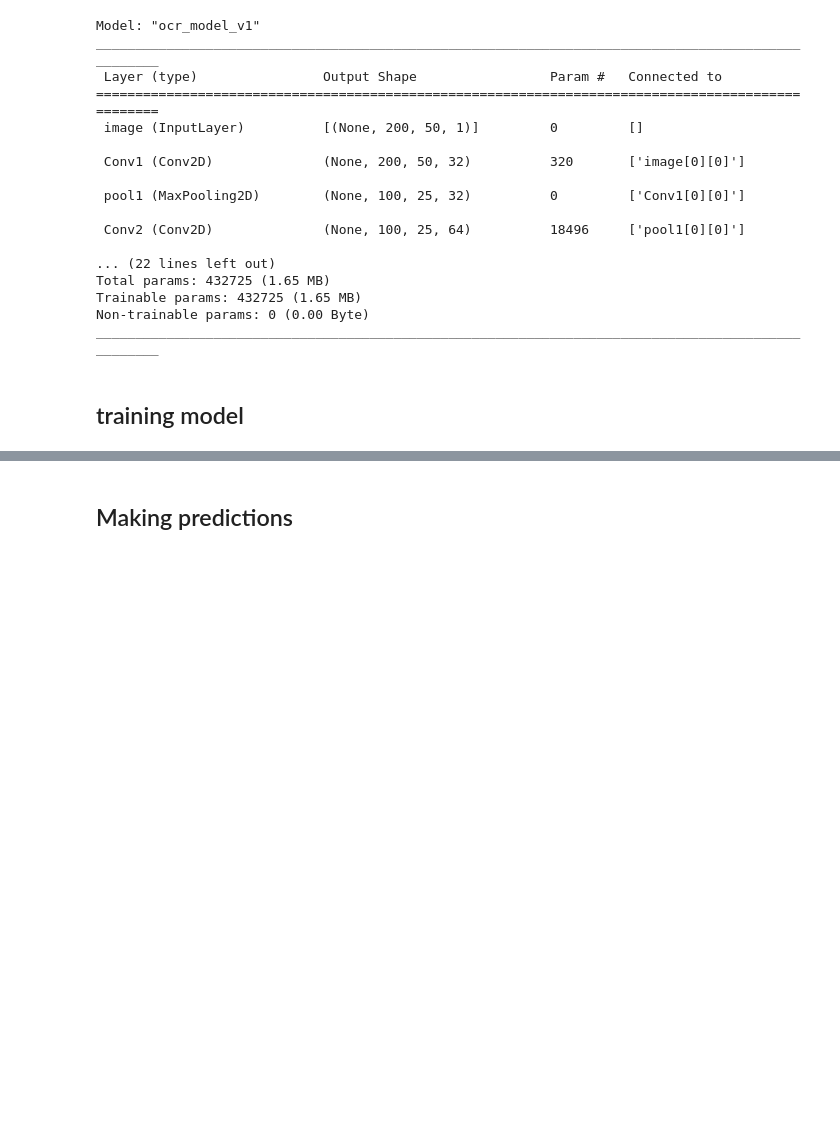
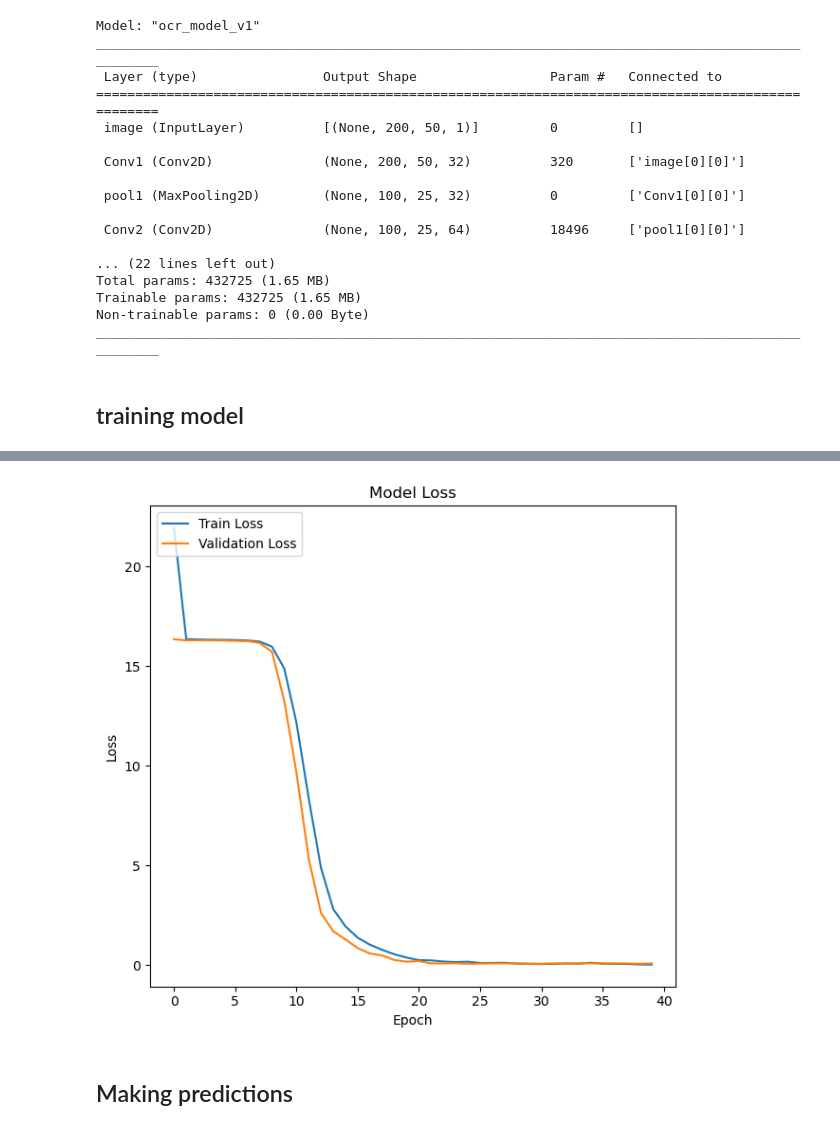
Before and after one commit to KataRiegels/captcha, a Jupyter notebook: captcha_notebook.ipynb, the cells around one changed output, grey strips where cells are left out. Cells and saved outputs as stored; diff of their text form; code cells hidden in the pictures; blank space fills up the shorter version.

Commit message:
Models with results

```diff
--- a/captcha_notebook.ipynb
+++ b/captcha_notebook.ipynb
@@ -17,13 +17,13 @@ from tensorflow.keras.utils import plot_model
 # %%
 data_dir = Path("./datasets/captcha_images_v2/")
 data_dir2 = Path("./datasets/dataset/")
-data_dir3 = Path("./datasets/captcha_breaker")
+#data_dir3 = Path("./datasets/captcha_breaker")
 
 model_dir = Path("base_model/saved_model")
 
-d1_epochs = 30
-d2_epochs = 20
-d3_epochs = 20
+d1_epochs = 100 # Change from 30
+d2_epochs = 100 # Changed from 20
+#d3_epochs = 20
 # %% [markdown]
 # Something about CTC?
 # %%
@@ -380,3 +427,34 @@ Epoch 30/30
+# %%
+def plot_training_history(self):
+    history = self.history.history
+
+    # Plot training & validation loss values
+    plt.figure(figsize=(12, 6))
+    plt.subplot(1, 2, 1)
+    plt.plot(history['loss'], label='Train Loss')
+    plt.plot(history['val_loss'], label='Validation Loss')
+    plt.title('Model Loss')
+    plt.ylabel('Loss')
+    plt.xlabel('Epoch')
+    plt.legend(loc='upper left')
+
+    # If accuracy metrics are available, plot them
+    if 'accuracy' in history and 'val_accuracy' in history:
+        plt.subplot(1, 2, 2)
+        plt.plot(history['accuracy'], label='Train Accuracy')
+        plt.plot(history['val_accuracy'], label='Validation Accuracy')
+        plt.title('Model Accuracy')
+        plt.ylabel('Accuracy')
+        plt.xlabel('Epoch')
+        plt.legend(loc='upper left')
+
+    plt.tight_layout()
+    plt.show()
+
+DataSetHandler.plot_training_history = plot_training_history
+data1.plot_training_history()
+# %% [output]
+[figure, added]
 # %% [markdown]
 ## Making predictions
 # %%
```
Also changed, not shown: parts of 36 cells of this notebook, 4 other files.
